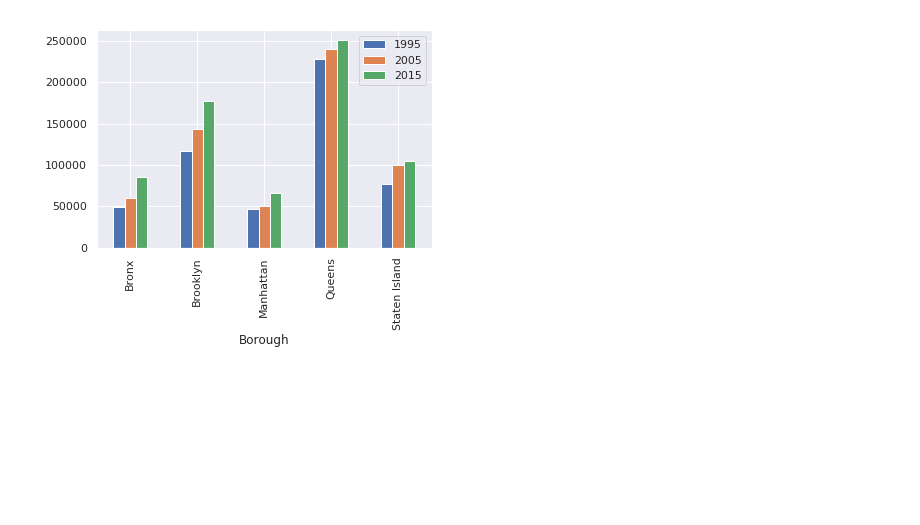
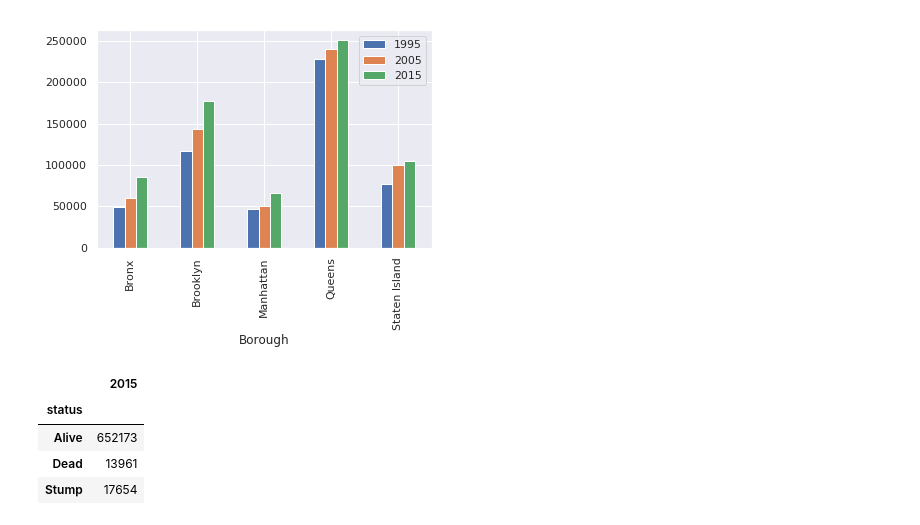
Before and after one commit to lrrbrody/TDI, a Jupyter notebook: TDI_Project_Proposal.ipynb, the cells around one changed output. Cells and saved outputs as stored; diff of their text form; code cells hidden in the pictures; blank space fills up the shorter version.

```diff
--- a/TDI_Project_Proposal.ipynb
+++ b/TDI_Project_Proposal.ipynb
@@ -136,3 +137,14 @@ Counts.plot(x="Borough", y=["1995", "2005", "2015"], kind="bar")
 # %% [output]
 <matplotlib.axes._subplots.AxesSubplot at 0x...>
 [figure]
+# %%
+Status15=Tree15.groupby("status").count()
+Status15 = Status15.iloc[:,0:1]
+Status15.columns = ['2015']
+Status15
+# %% [output]
+|  | 2015 |
+| status |  |
+| Alive | 652173 |
+| Dead | 13961 |
+| Stump | 17654 |
```
Also changed, not shown: parts of 4 cells of this notebook.
